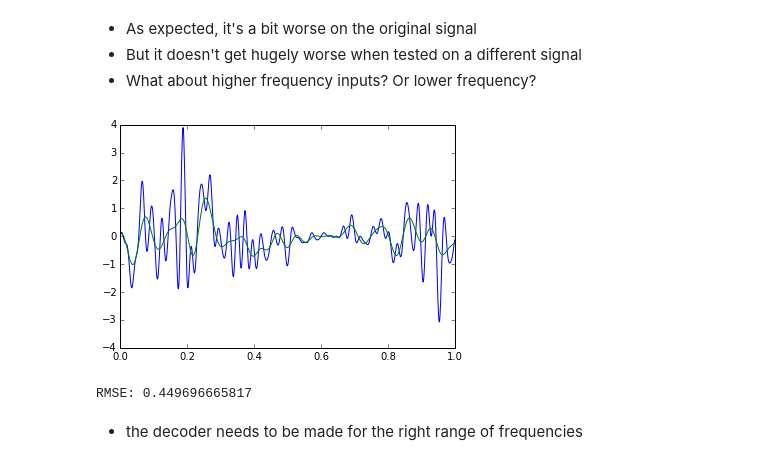
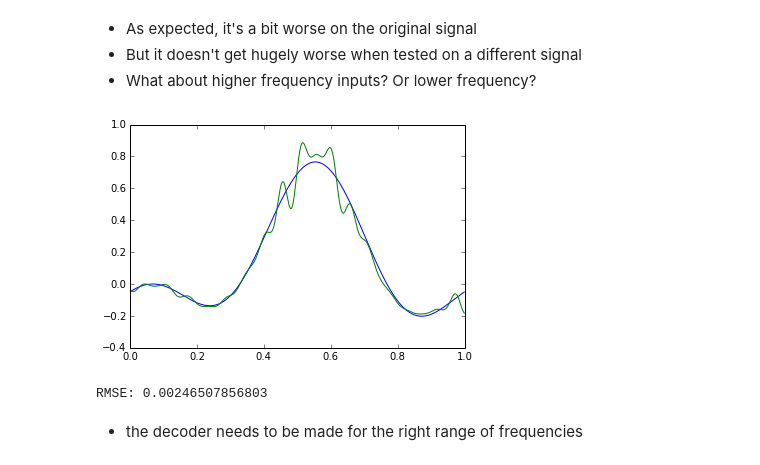
Before and after one commit to tcstewar/syde556, a Jupyter notebook: SYDE 556 Lecture 3 Temporal Representation.ipynb, the cells around one changed output. Cells and saved outputs as stored; diff of their text form; code cells hidden in the pictures.

```diff
--- a/SYDE 556 Lecture 3 Temporal Representation.ipynb
+++ b/SYDE 556 Lecture 3 Temporal Representation.ipynb
@@ -842,29 +843,29 @@ RMSE: 0.00317380360121
 - But it doesn't get hugely worse when tested on a different signal
 - What about higher frequency inputs?  Or lower frequency?
 # %%
-z, Z = syde556.generate_signal(T, dt, rms=0.3, limit=50, seed=1)
+z, Z = syde556.generate_signal(T, dt, rms=0.3, limit=2, seed=1)
 
 J1z = alpha*z+bias
 J2z = -alpha*z+bias
 
 v1z, spikes1z = syde556.lif_spikes(J1z)
 v2z, spikes2z = syde556.lif_spikes(J2z)
 
 fspikes1z = numpy.convolve(spikes1z, h, mode='same')
 fspikes2z = numpy.convolve(spikes2z, h, mode='same')
 
 Az = numpy.array([fspikes1z, fspikes2z]).T
 
 zhat = numpy.dot(Az, d)
 
 figure()
 plot(t, z)
 plot(t, zhat)
 show()
 print 'RMSE:', numpy.average((z-zhat)**2)
 # %% [output]
-[figure, old version]
+[figure, new version]
-RMSE: 0.449696665817
+RMSE: 0.00246507856803
 # %% [markdown]
 - the decoder needs to be made for the right range of frequencies
 # %% [markdown]
```
Also changed, not shown: parts of 6 cells of this notebook, 2 other files.
